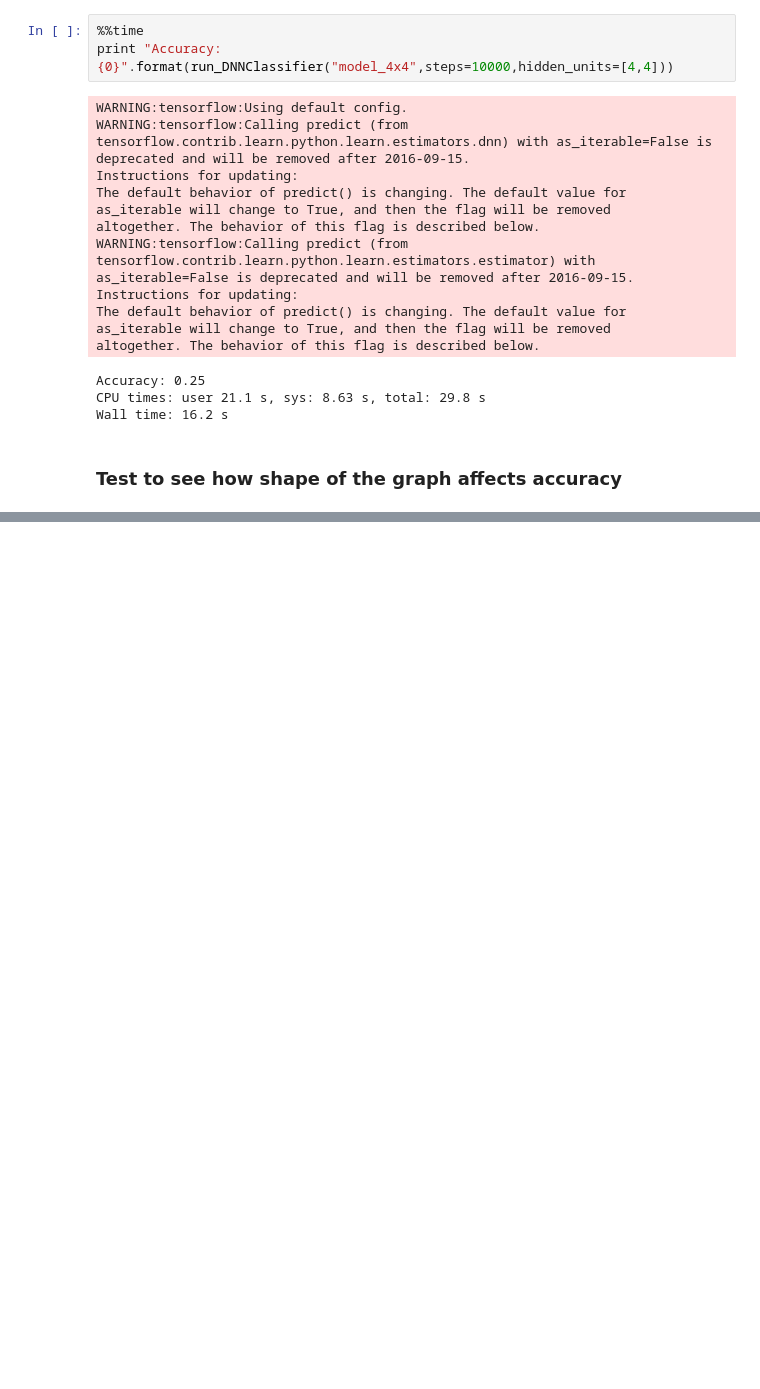
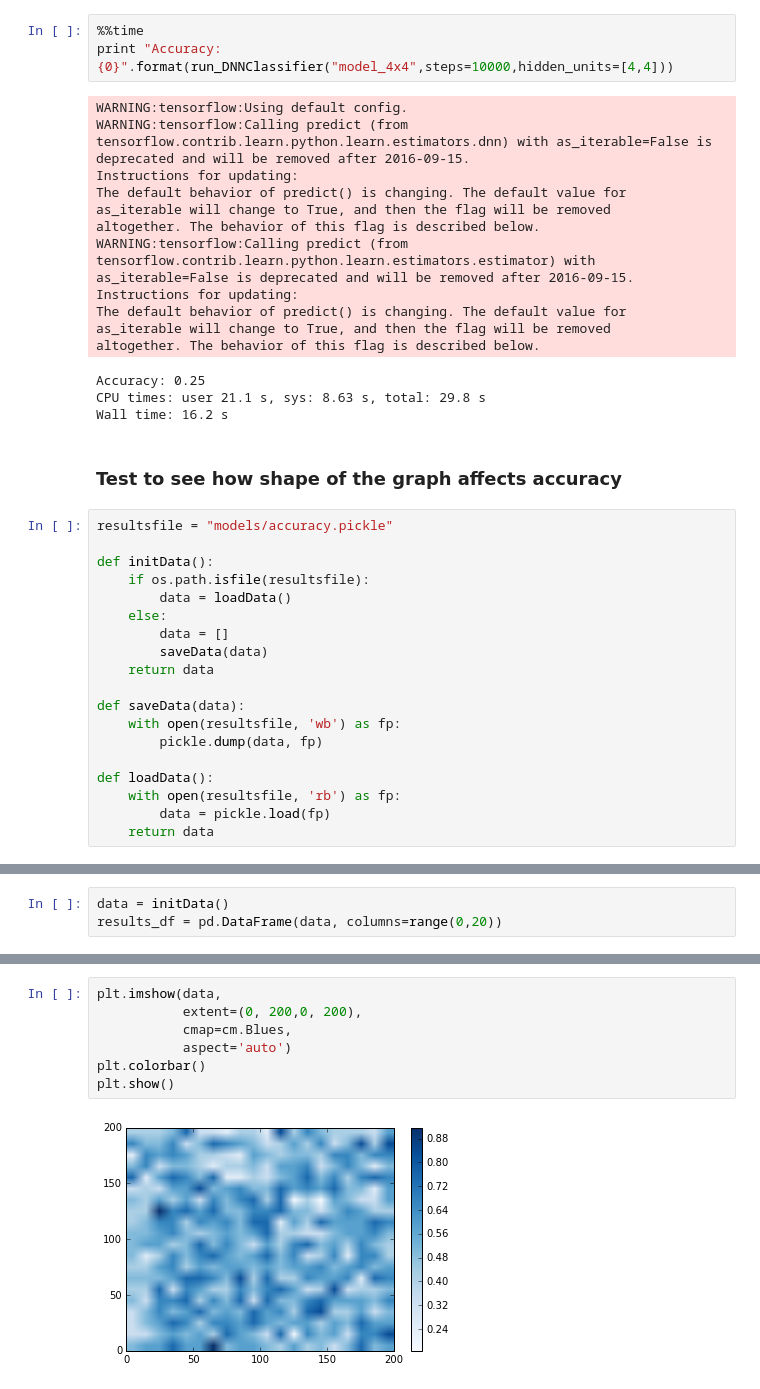
Before and after one commit to BryanMcKinney/parkinsons-machine-learning, a Jupyter notebook: pd-speechdataset-dnn/pd-speechdataset-dnn.ipynb, the cells around one changed output, grey strips where cells are left out. Cells and saved outputs as stored; diff of their text form; blank space fills up the shorter version.

```diff
--- a/pd-speechdataset-dnn/pd-speechdataset-dnn.ipynb
+++ b/pd-speechdataset-dnn/pd-speechdataset-dnn.ipynb
@@ -237,4 +240,23 @@ CPU times: user 21.1 s, sys: 8.63 s, total: 29.8 s
 Wall time: 16.2 s
 # %% [markdown]
 ### Test to see how shape of the graph affects accuracy
+# %%
+resultsfile = "models/accuracy.pickle"
+
+def initData():
+    if os.path.isfile(resultsfile):
+        data = loadData()
+    else:
+        data = []
+        saveData(data)
+    return data
+
+def saveData(data):
+    with open(resultsfile, 'wb') as fp:
+        pickle.dump(data, fp)
+
+def loadData():
+    with open(resultsfile, 'rb') as fp:
+        data = pickle.load(fp)
+    return data
 # %%
@@ -279,0 +274,3 @@ if os.path.isfile(resultsfile):
+# %%
+data = initData()
+results_df = pd.DataFrame(data, columns=range(0,20))
@@ -279,0 +297,9 @@ if os.path.isfile(resultsfile):
+# %%
+plt.imshow(data,
+           extent=(0, 200,0, 200),
+           cmap=cm.Blues,
+           aspect='auto')
+plt.colorbar()
+plt.show()
+# %% [output]
+[figure, added]
```
Also changed, not shown: parts of 4 cells of this notebook.
